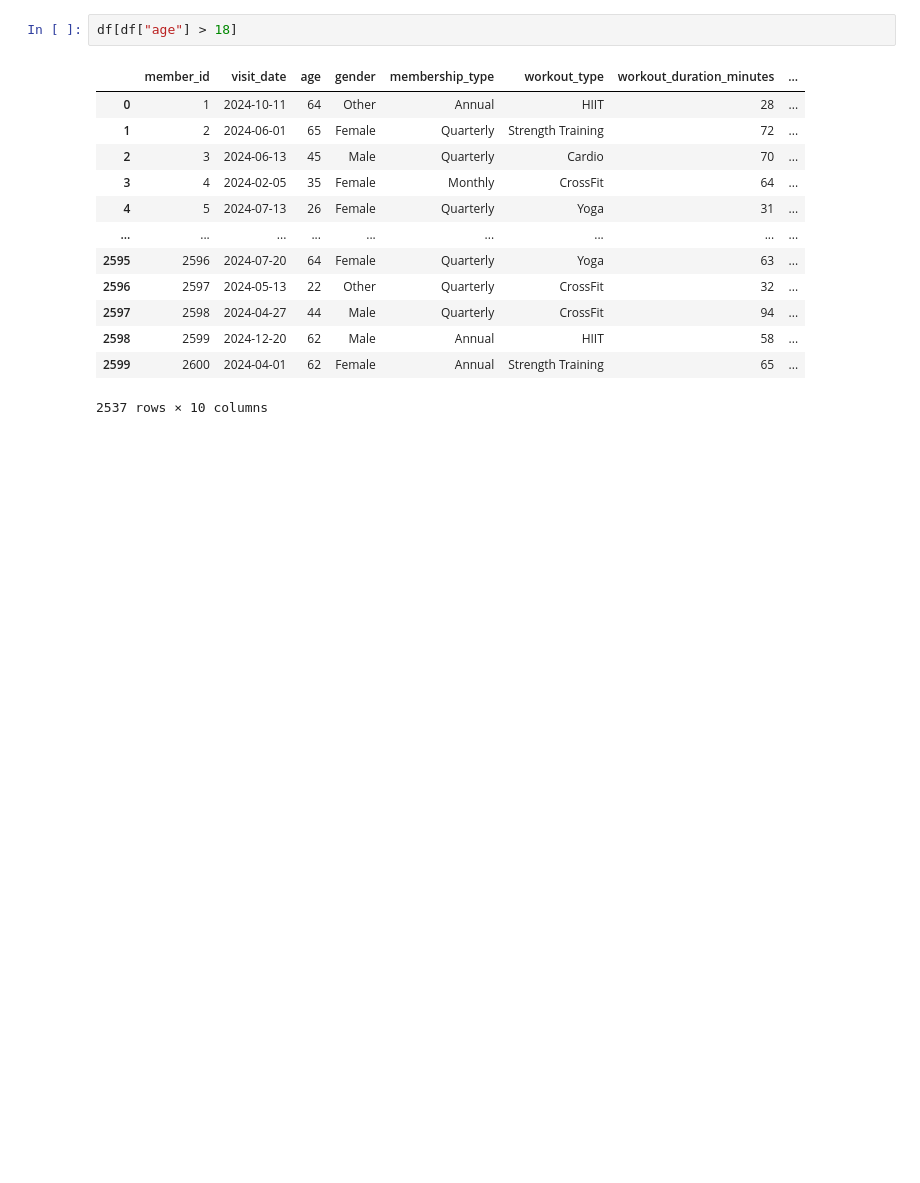
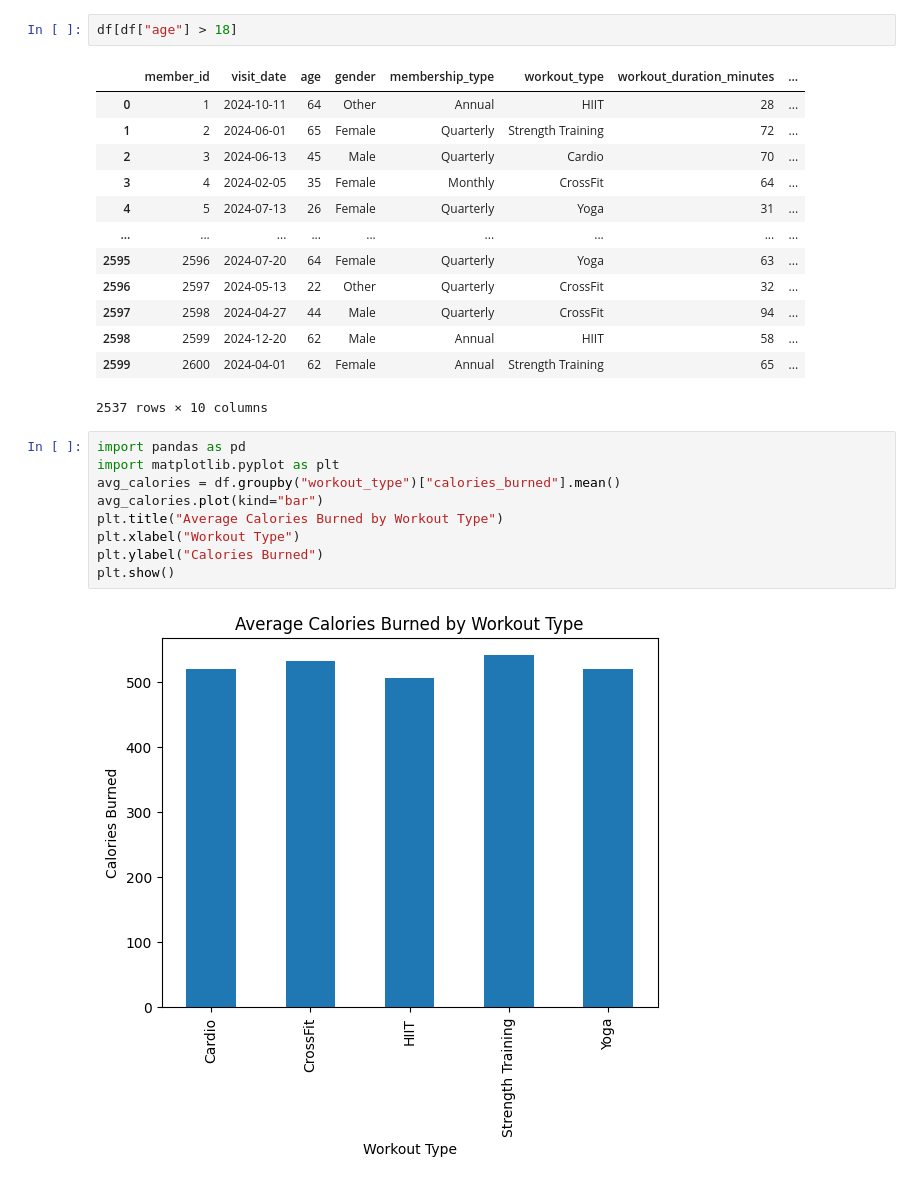
Before and after one commit to haotrinh556-byte/-It, a Jupyter notebook: CIS2004_Dataset_Explore_<Thanh_Hao_Trinh>.ipynb, the cells around one changed output. Saved outputs shown, nothing was run; the diff lists cells and outputs as text; blank space fills up the shorter version.

```diff
--- a/CIS2004_Dataset_Explore_<Thanh_Hao_Trinh>.ipynb
+++ b/CIS2004_Dataset_Explore_<Thanh_Hao_Trinh>.ipynb
@@ -69,3 +69,14 @@ df[df["age"] > 18]
 | 2598 | 2599 | 2024-12-20 | 62 | Male | Annual | HIIT | 58 | ... |
 | 2599 | 2600 | 2024-04-01 | 62 | Female | Annual | Strength Training | 65 | ... |
 2537 rows × 10 columns
+# %%
+import pandas as pd
+import matplotlib.pyplot as plt
+avg_calories = df.groupby("workout_type")["calories_burned"].mean()
+avg_calories.plot(kind="bar")
+plt.title("Average Calories Burned by Workout Type")
+plt.xlabel("Workout Type")
+plt.ylabel("Calories Burned")
+plt.show()
+# %% [output]
+[figure, added]
```
